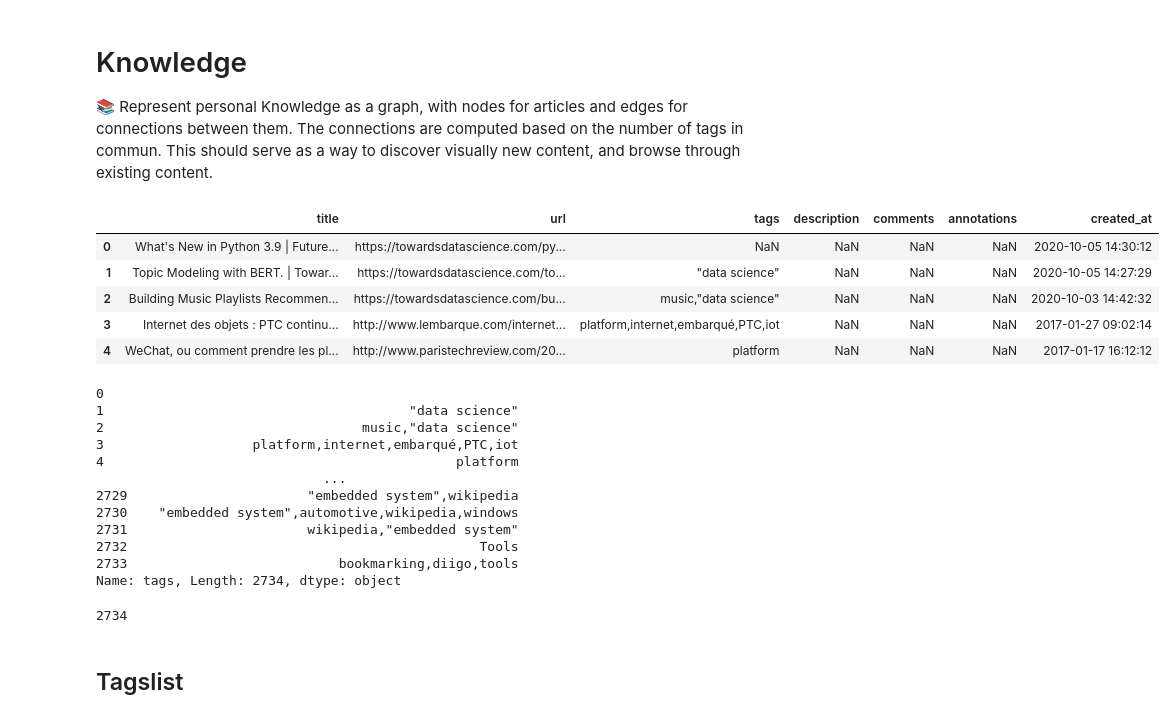
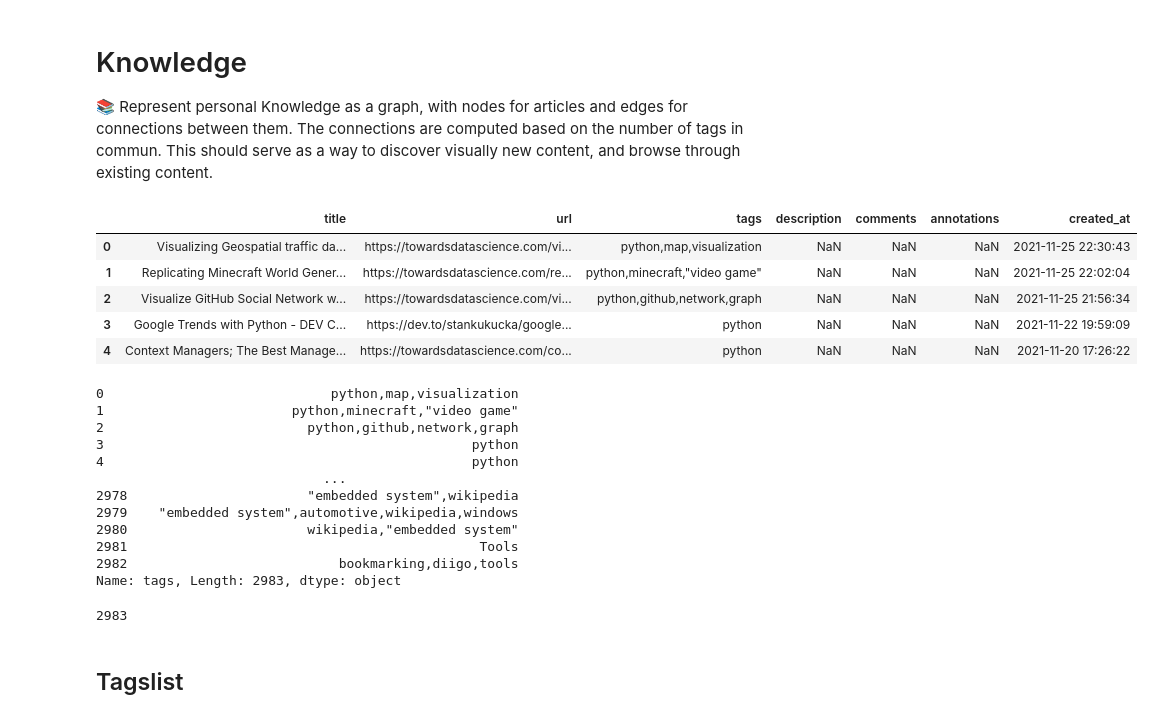
Before and after one commit to slevin48/knowledge, a Jupyter notebook: knowledge.ipynb, the cells around one changed output. Saved outputs shown, nothing was run; the diff lists cells and outputs as text; code cells hidden in the pictures.

```diff
--- a/knowledge.ipynb
+++ b/knowledge.ipynb
@@ -5,35 +5,35 @@
 # %%
 import pandas as pd
 # %%
-df = pd.read_csv('diigo/diigo_csv_2020_10_05.csv')
+df = pd.read_csv('diigo/diigo_csv_2021_12_05.csv')
 df.head()
 # %% [output]
 |  | title | url | tags | description | comments | annotations | created_at |
-| 0 | What's New in Python 3.9 | Future... | https://towardsdatascience.com/py... | NaN | NaN | NaN | NaN | 2020-10-05 14:30:12 |
-| 1 | Topic Modeling with BERT. | Towar... | https://towardsdatascience.com/to... | "data science" | NaN | NaN | NaN | 2020-10-05 14:27:29 |
-| 2 | Building Music Playlists Recommen... | https://towardsdatascience.com/bu... | music,"data science" | NaN | NaN | NaN | 2020-10-03 14:42:32 |
-| 3 | Internet des objets : PTC continu... | http://www.lembarque.com/internet... | platform,internet,embarqué,PTC,iot | NaN | NaN | NaN | 2017-01-27 09:02:14 |
-| 4 | WeChat, ou comment prendre les pl... | http://www.paristechreview.com/20... | platform | NaN | NaN | NaN | 2017-01-17 16:12:12 |
+| 0 | Visualizing Geospatial traffic da... | https://towardsdatascience.com/vi... | python,map,visualization | NaN | NaN | NaN | 2021-11-25 22:30:43 |
+| 1 | Replicating Minecraft World Gener... | https://towardsdatascience.com/re... | python,minecraft,"video game" | NaN | NaN | NaN | 2021-11-25 22:02:04 |
+| 2 | Visualize GitHub Social Network w... | https://towardsdatascience.com/vi... | python,github,network,graph | NaN | NaN | NaN | 2021-11-25 21:56:34 |
+| 3 | Google Trends with Python - DEV C... | https://dev.to/stankukucka/google... | python | NaN | NaN | NaN | 2021-11-22 19:59:09 |
+| 4 | Context Managers; The Best Manage... | https://towardsdatascience.com/co... | python | NaN | NaN | NaN | 2021-11-20 17:26:22 |
 # %%
 df.tags.fillna('')
 # %% [output]
-0
-1                                       "data science"
-2                                 music,"data science"
-3                   platform,internet,embarqué,PTC,iot
-4                                             platform
+0                             python,map,visualization
+1                        python,minecraft,"video game"
+2                          python,github,network,graph
+3                                               python
+4                                               python
                              ...
-2729                       "embedded system",wikipedia
-2730    "embedded system",automotive,wikipedia,windows
-2731                       wikipedia,"embedded system"
-2732                                             Tools
-2733                           bookmarking,diigo,tools
-Name: tags, Length: 2734, dtype: object
+2978                       "embedded system",wikipedia
+2979    "embedded system",automotive,wikipedia,windows
+2980                       wikipedia,"embedded system"
+2981                                             Tools
+2982                           bookmarking,diigo,tools
+Name: tags, Length: 2983, dtype: object
 # %%
 n = len(df)
 n
 # %% [output]
-2734
+2983
 # %% [markdown]
 ## Tagslist
 # %%
```
Also changed, not shown: parts of 32 cells of this notebook, 8 other files.
